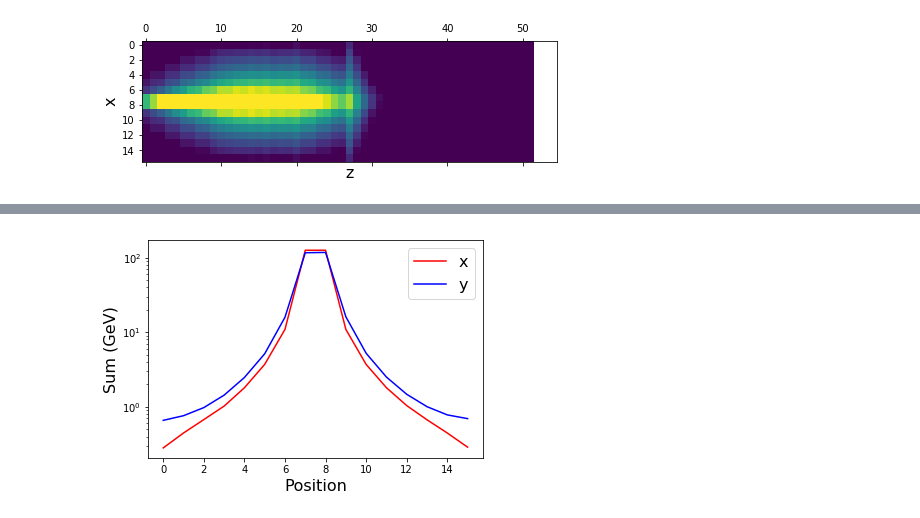
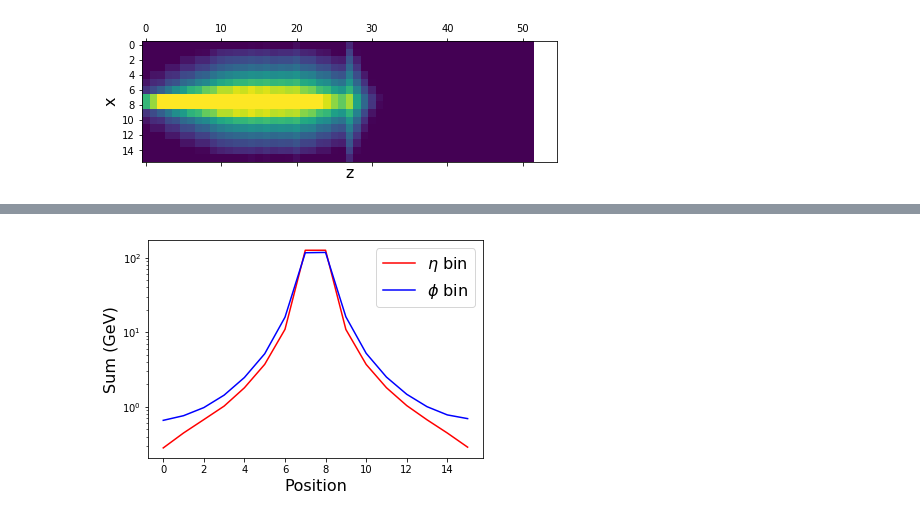
Before and after one commit to vitoriapacela/hgcal_wgan, a Jupyter notebook: notebooks/plot2d.ipynb, the cells around one changed output, grey strips where cells are left out. Saved outputs shown, nothing was run; the diff lists cells and outputs as text; code cells hidden in the pictures.

```diff
--- a/notebooks/plot2d.ipynb
+++ b/notebooks/plot2d.ipynb
@@ -263,19 +261,19 @@ plt.tight_layout()
 # %%
 #print(red_mean.shape)
 x = np.sum(red_z_mean, axis=1)
 y = np.sum(red_z_mean, axis=0)
 #print(x, np.mean(x), np.std(x))
 #print(y, np.mean(y), np.std(y))
 
 fig = plt.figure()
 ax = fig.add_subplot(1, 1, 1)
-plt.plot(range(len(x)),x, color='red', label='x')
-plt.plot(range(len(y)),y,  color='blue', label='y')
+plt.plot(range(len(x)),x, color='red', label=r'$\eta$ bin')
+plt.plot(range(len(y)),y,  color='blue', label=r'$\phi$ bin')
 plt.legend(prop={'size': 16})
 ax.set_yscale('log')
 
 plt.xlabel('Position', size=16)
 plt.ylabel('Sum (GeV)', size=16)
 plt.show()
 # %% [output]
-[figure, old version]
+[figure, new version]
```
Also changed, not shown: parts of 7 cells of this notebook.
